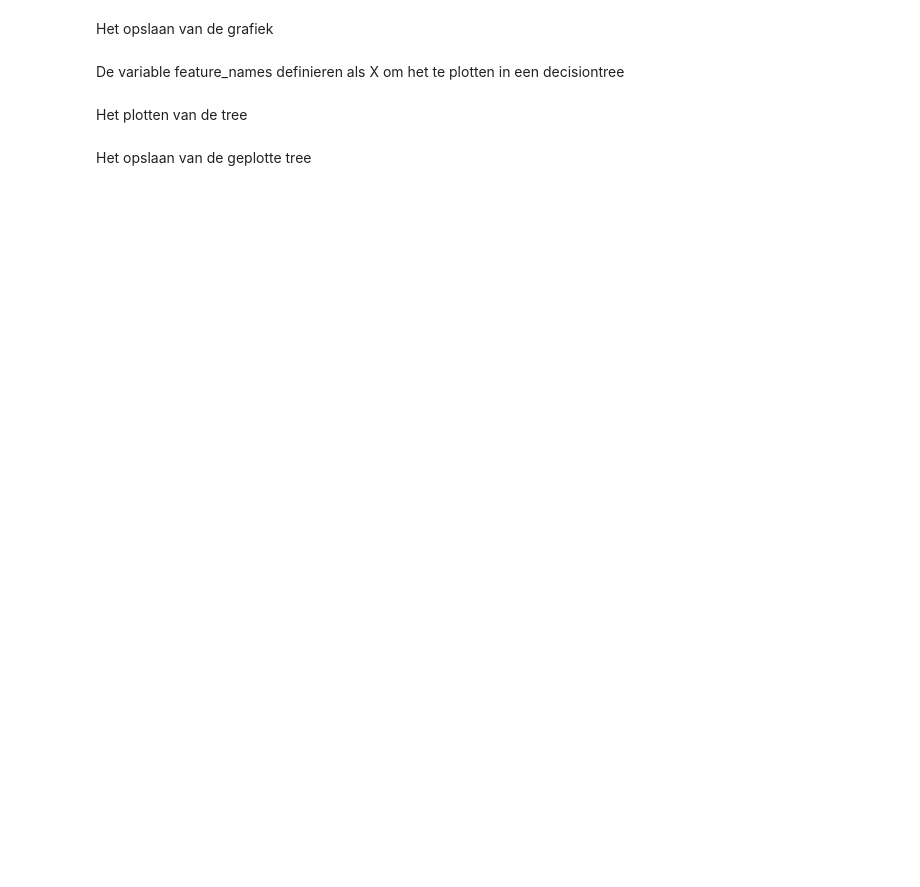
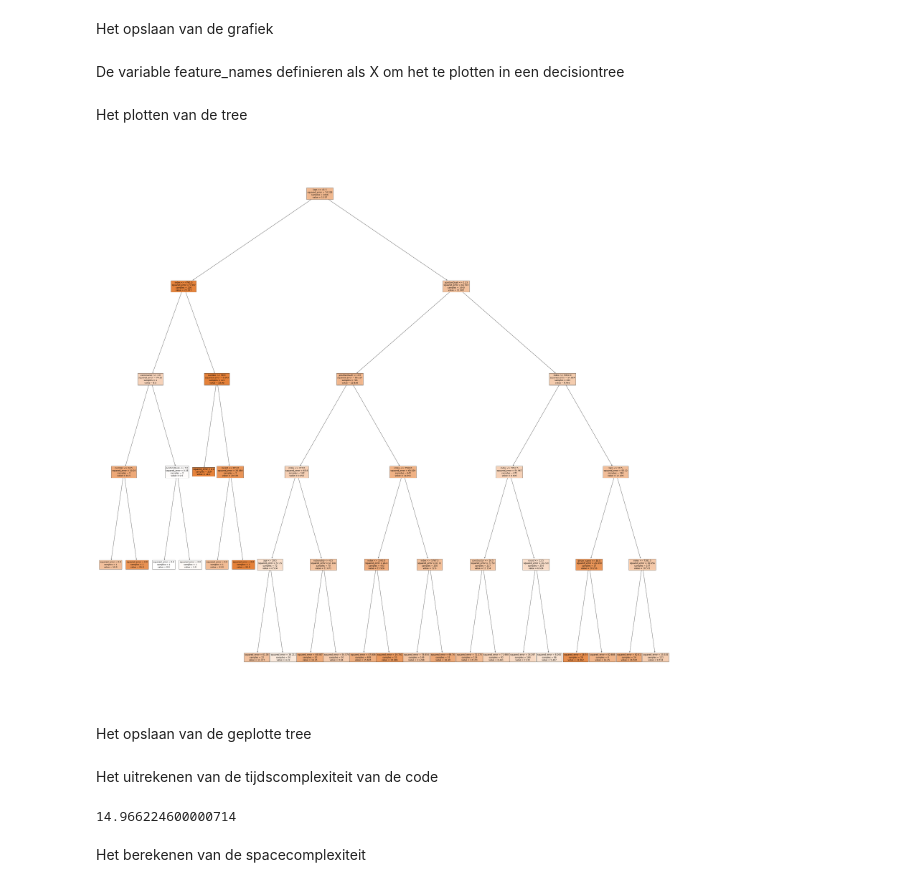
Before and after one commit to Siverty/Machine-Learning, a Jupyter notebook: ml.ipynb, the cells around one changed output. Cells and saved outputs as stored; diff of their text form; code cells hidden in the pictures; blank space fills up the shorter version.

```diff
--- a/ml.ipynb
+++ b/ml.ipynb
@@ -233,13 +365,27 @@ Het plotten van de tree
 # %%
 # creating the tree
 
-treeFig = plt.figure(figsize=(150,150))
+treeFig = plt.figure(figsize=(60, 60))
 _ = tree.plot_tree(model,
-               feature_names=fn,
-               filled=True)
+                   feature_names=fn,
+                   filled=True)
+# %% [output]
+[figure, added]
 # %% [markdown]
 Het opslaan van de geplotte tree
 # %%
 # saving the plotted tree as a png file
 
 treeFig.savefig("./Figures/decision_tree.png")
+# %% [markdown]
+Het uitrekenen van de tijdscomplexiteit van de code
+# %%
+# calculating the timecomplexity of the algorithm
+
+import timeit
+
+timeit.timeit(lambda: "-".join(map(str, range(1000))), number=10000)
+# %% [output]
+14.966224600000714
+# %% [markdown]
+Het berekenen van de spacecomplexiteit
```
Also changed, not shown: parts of 27 cells of this notebook, 3 other files.
